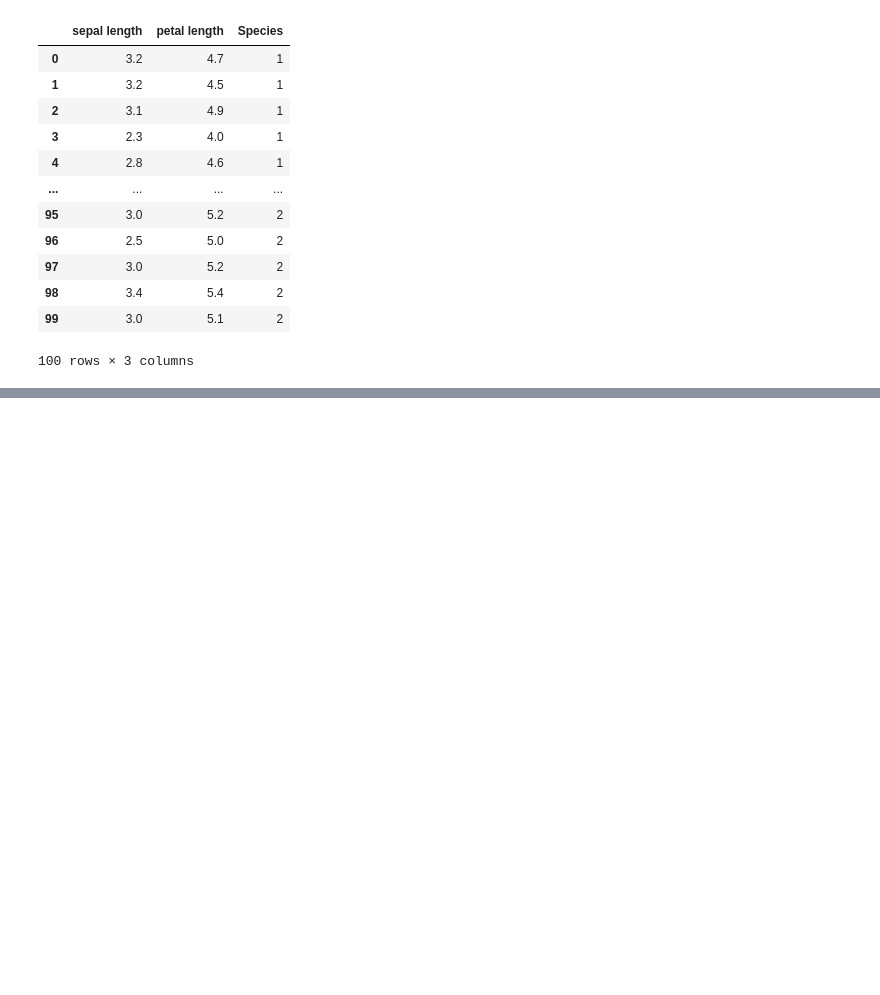
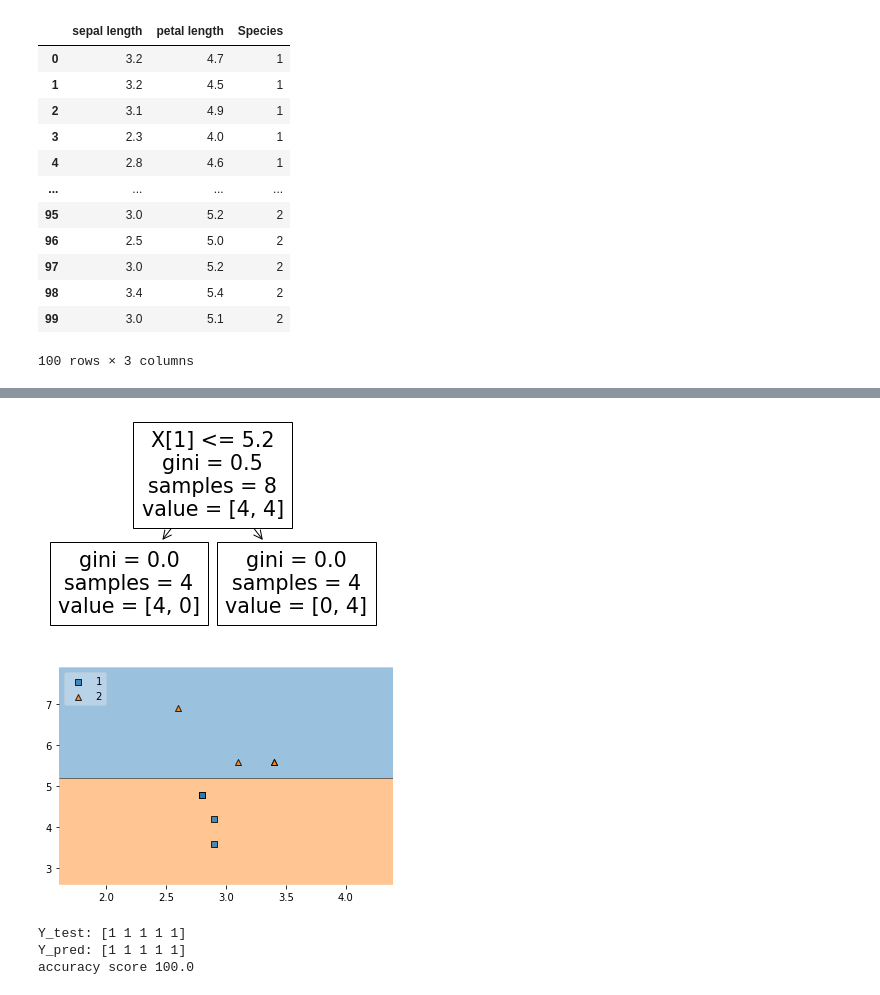
Before and after one commit to dhanushka365/Ensemble_Learner, a Jupyter notebook: Simple_Ensemble_Learner.ipynb, the cells around one changed output, grey strips where cells are left out. Saved outputs shown, nothing was run; the diff lists cells and outputs as text; code cells hidden in the pictures; blank space fills up the shorter version.

```diff
--- a/Simple_Ensemble_Learner.ipynb
+++ b/Simple_Ensemble_Learner.ipynb
@@ -45,0 +131,13 @@ df
+# %%
+#Second desicion Tree
+df_t = df_train.sample(8 , replace = True)
+X_train = df_t.iloc[:, :-1].values
+Y_train = df_t.iloc[:, -1].values
+dt2 = DecisionTreeClassifier()
+bag2 = evaluate(dt2 ,X_train ,Y_train)
+# %% [output]
+[figure, added]
+[figure, added]
+Y_test: [1 1 1 1 1]
+Y_pred: [1 1 1 1 1]
+accuracy score 100.0
```
Also changed, not shown: parts of 9 cells of this notebook.
